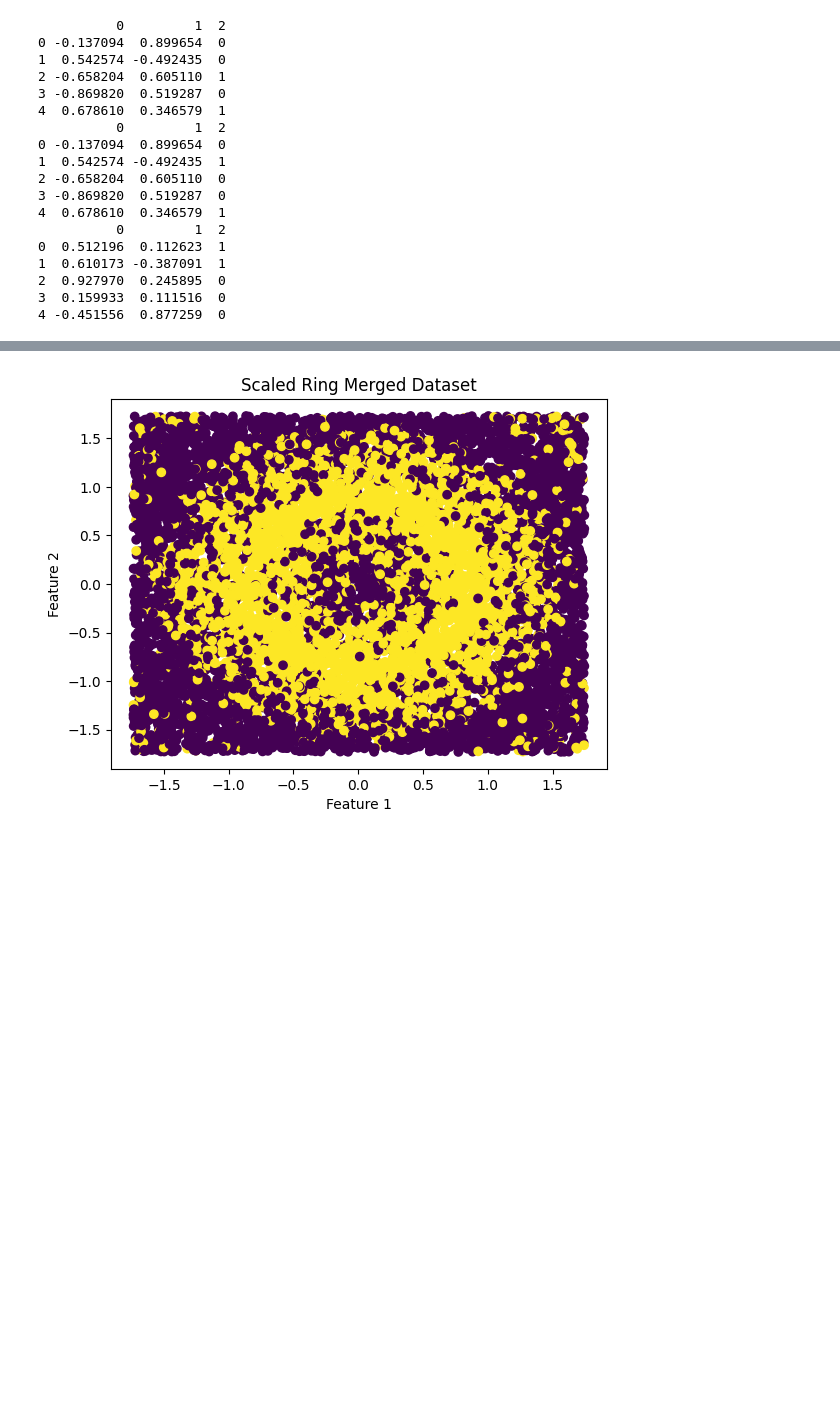
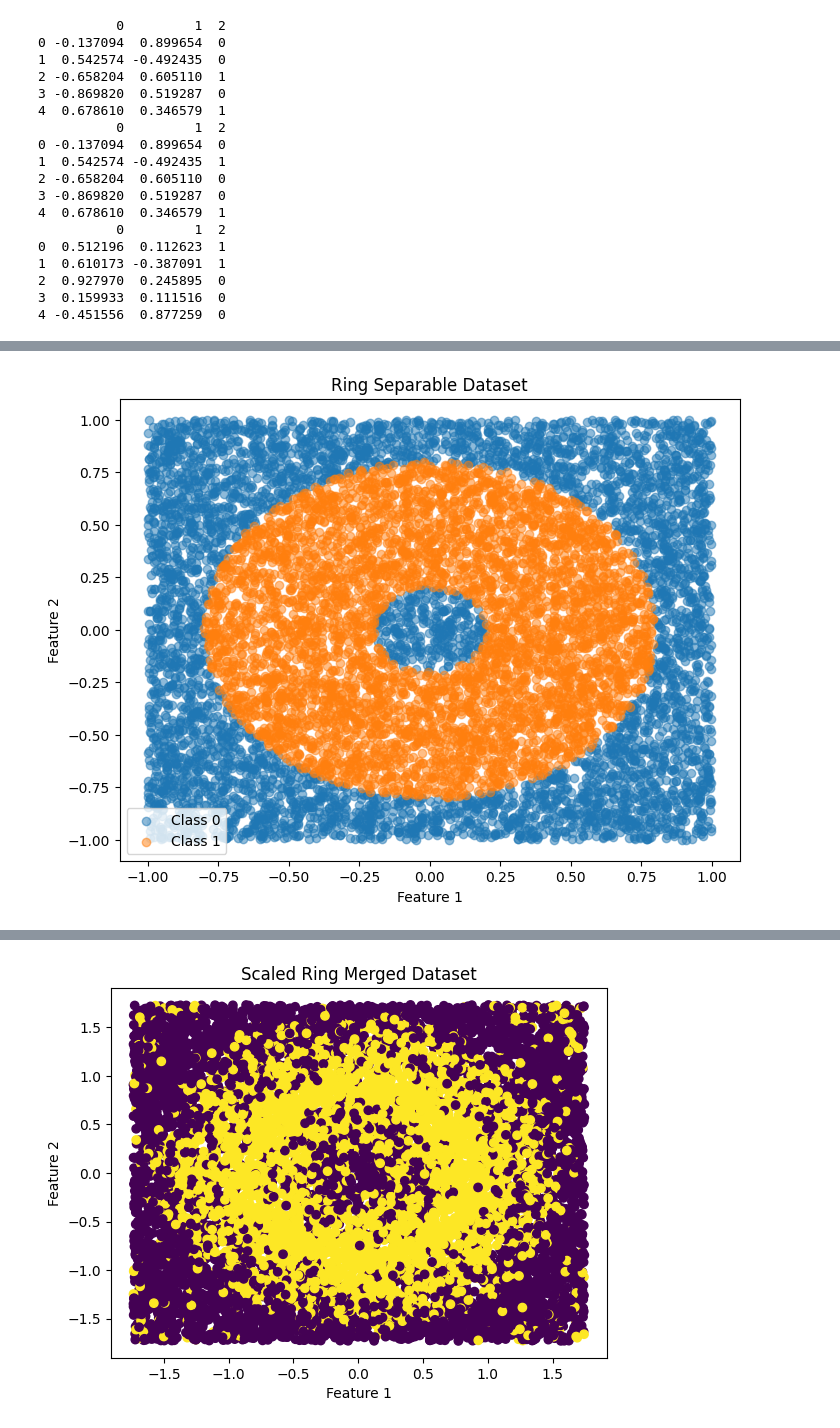
Before and after one commit to raccamateo/NEC_A2, a Jupyter notebook: ring_prep.ipynb, the cells around one changed output, grey strips where cells are left out. Cells and saved outputs as stored; diff of their text form; code cells hidden in the pictures; blank space fills up the shorter version.

```diff
--- a/ring_prep.ipynb
+++ b/ring_prep.ipynb
@@ -49,0 +67,4 @@ y_test = test_data.iloc[:, -1].values
+# %%
+plot_data(X_separable, y_separable, 'Ring Separable Dataset')
+# %% [output]
+[figure, added]
```
Also changed, not shown: parts of 6 cells of this notebook, 5 other files.
